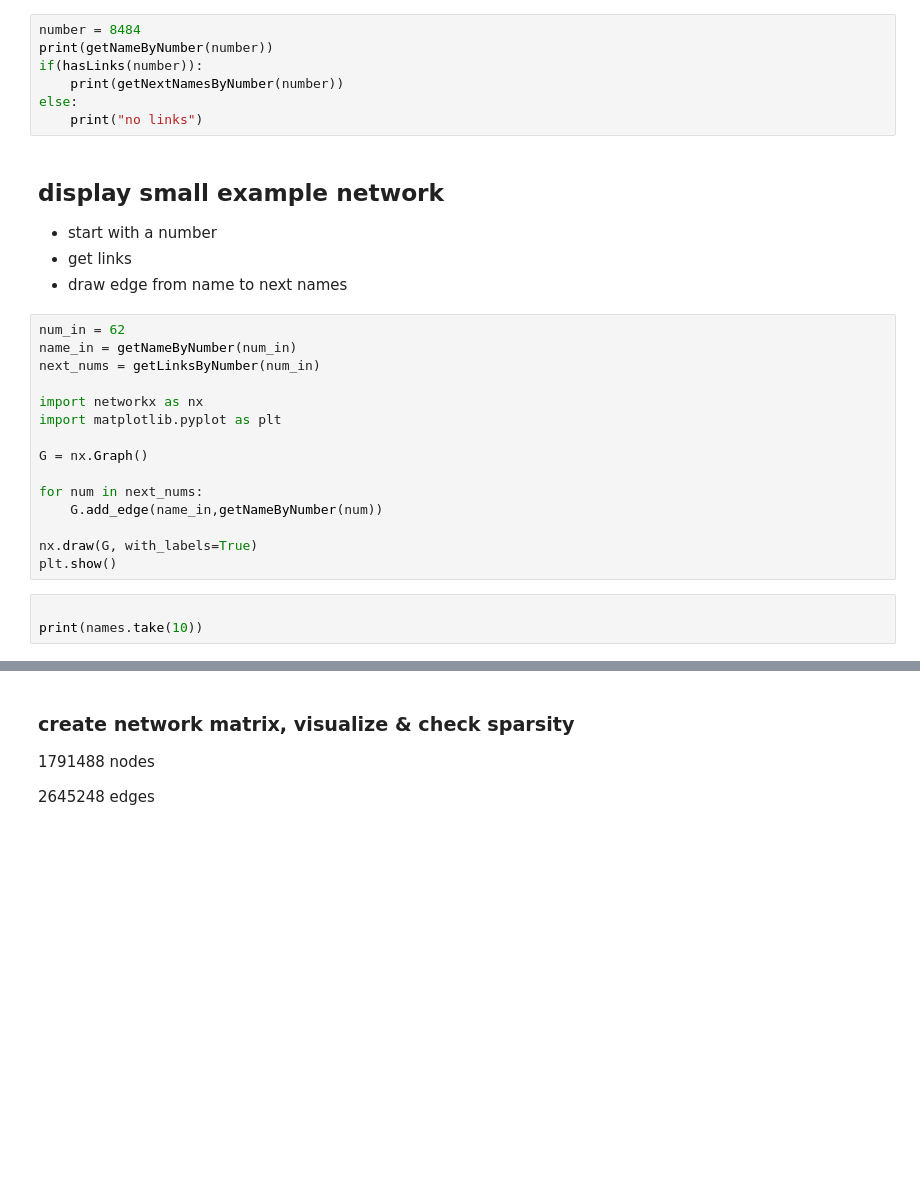
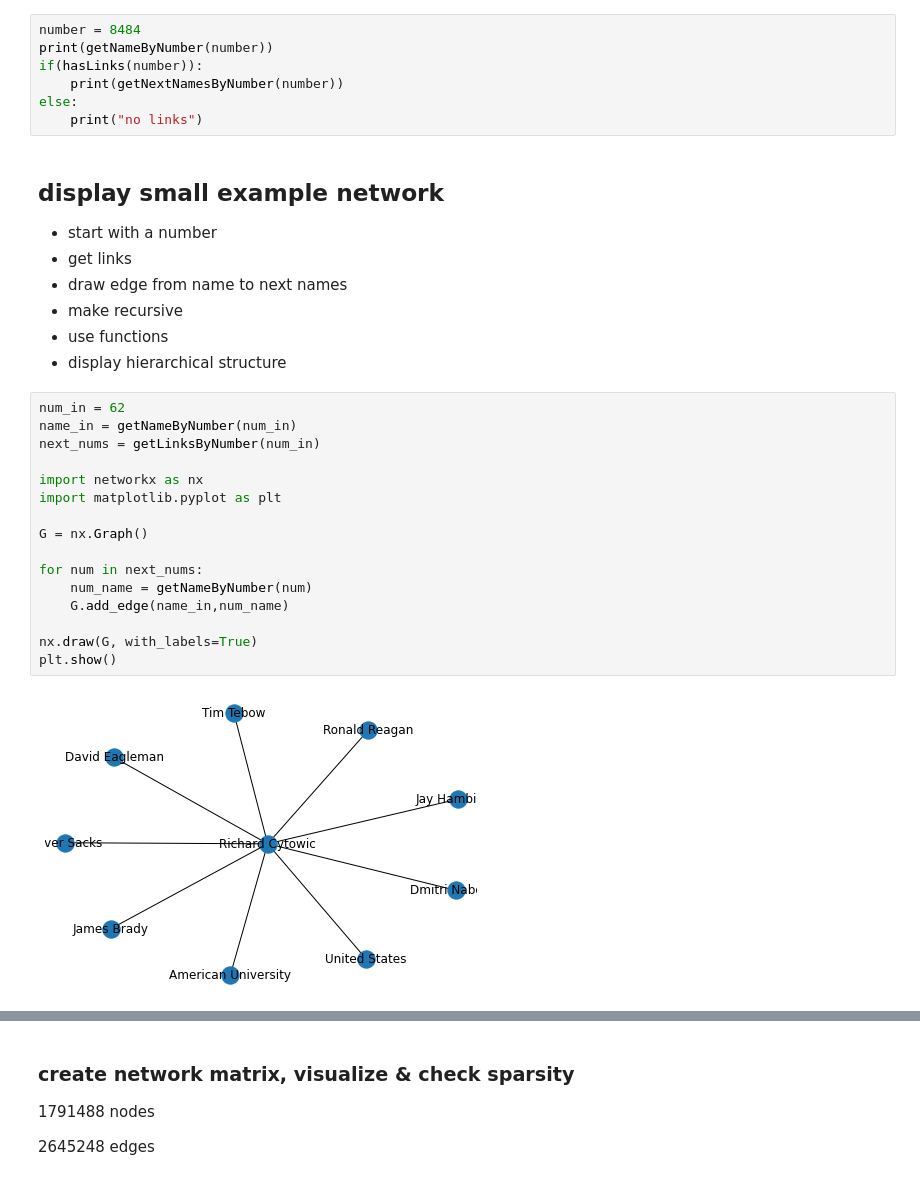
Before and after one commit to tijsvandenheuvel/wiki_hyperlink_network, a Jupyter notebook: wiki-network.ipynb, the cells around one changed output, grey strips where cells are left out. Drawn from its saved outputs; the diff is of its cells as text; blank space fills up the shorter version.

```diff
--- a/wiki-network.ipynb
+++ b/wiki-network.ipynb
@@ -88,21 +88,24 @@ else:
 - start with a number
 - get links
 - draw edge from name to next names
+- make recursive
+- use functions
+- display hierarchical structure
 # %%
 num_in = 62
 name_in = getNameByNumber(num_in)
 next_nums = getLinksByNumber(num_in)
 
 import networkx as nx
 import matplotlib.pyplot as plt
 
 G = nx.Graph()
 
 for num in next_nums:
-    G.add_edge(name_in,getNameByNumber(num))
+    num_name = getNameByNumber(num)
+    G.add_edge(name_in,num_name)
 
 nx.draw(G, with_labels=True)
 plt.show()
+# %% [output]
+[figure, added]
-# %%
-
-print(names.take(10))
```
Also changed, not shown: parts of 1 cell of this notebook.
